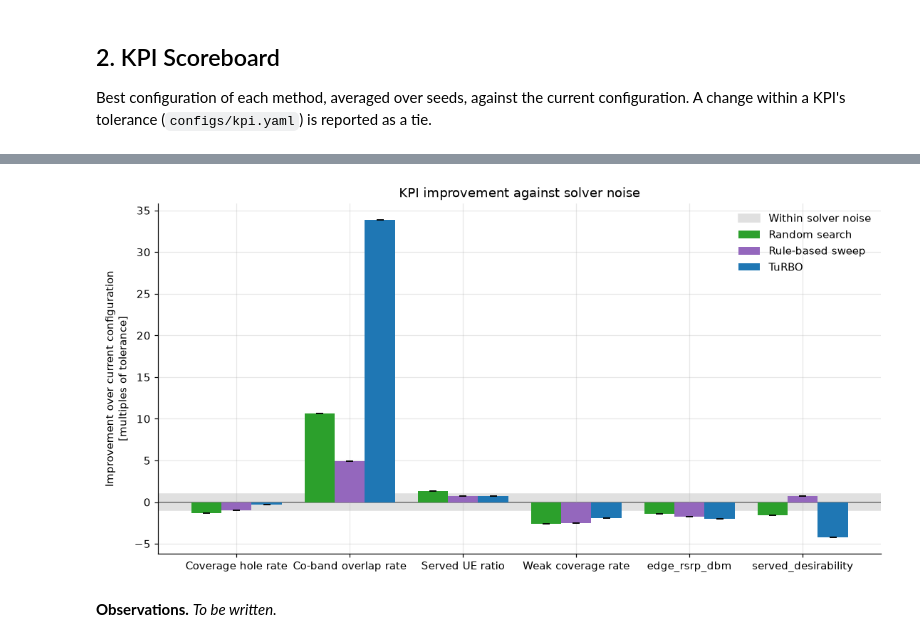
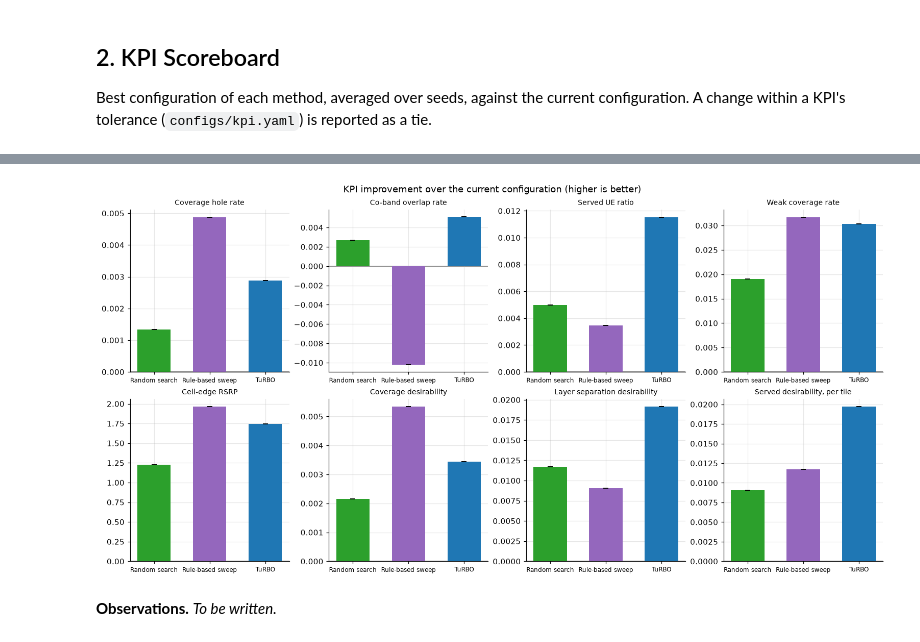
Before and after one commit to NguyenVu04/band-tilt, a Jupyter notebook: notebooks/04_evaluation.ipynb, the cells around one changed output, grey strips where cells are left out. Cells and saved outputs as stored; diff of their text form; code cells hidden in the pictures.

```diff
--- a/notebooks/04_evaluation.ipynb
+++ b/notebooks/04_evaluation.ipynb
@@ -83,6 +83,6 @@ Best configuration of each method, averaged over seeds, against the current conf
 tolerance (`configs/kpi.yaml`) is reported as a tie.
 # %%
 display(results["kpi_scoreboard"])
-display(results["kpi_improvement_vs_tolerance"])
+display(results["kpi_improvement"])
 # %% [output]
 |  | Method | KPI | Direction | Seeds | Current configuration | Mean | Standard deviation | 95% CI lower | ... |
@@ -105,4 +105,4 @@ display(results["kpi_improvement_vs_tolerance"])
-[figure, old version]
+[figure, new version]
 # %% [markdown]
 **Observations.** _To be written._
 # %% [markdown]
```
Also changed, not shown: parts of 7 cells of this notebook, 9 other files.
